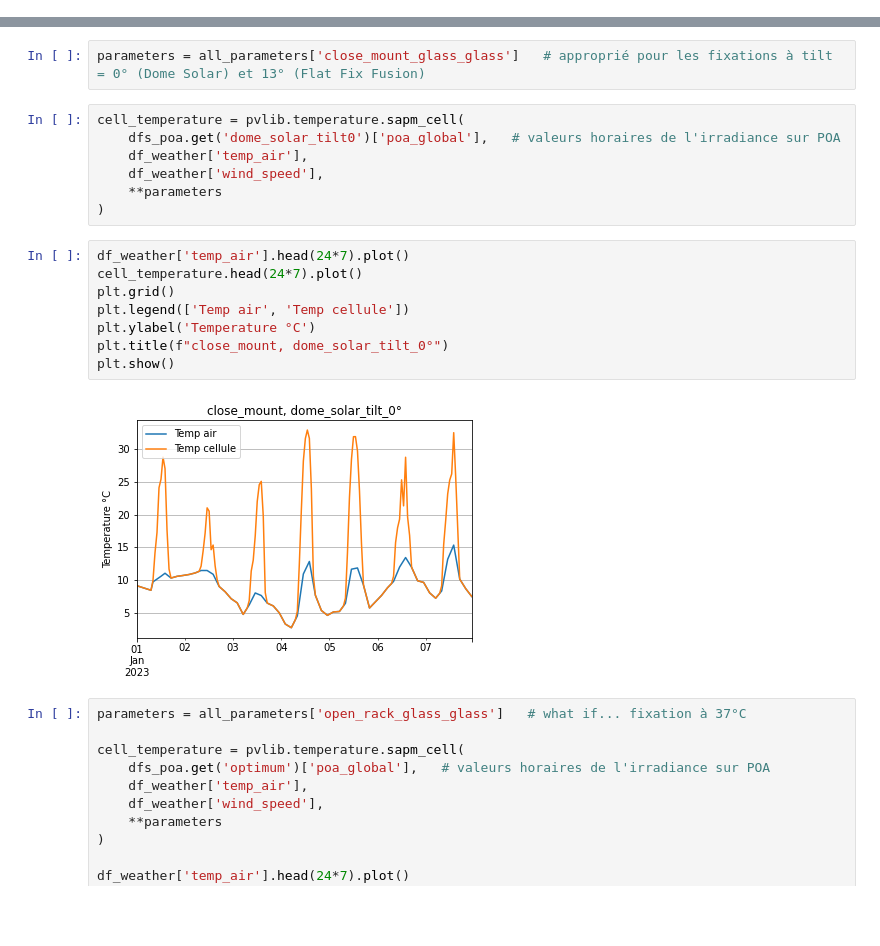
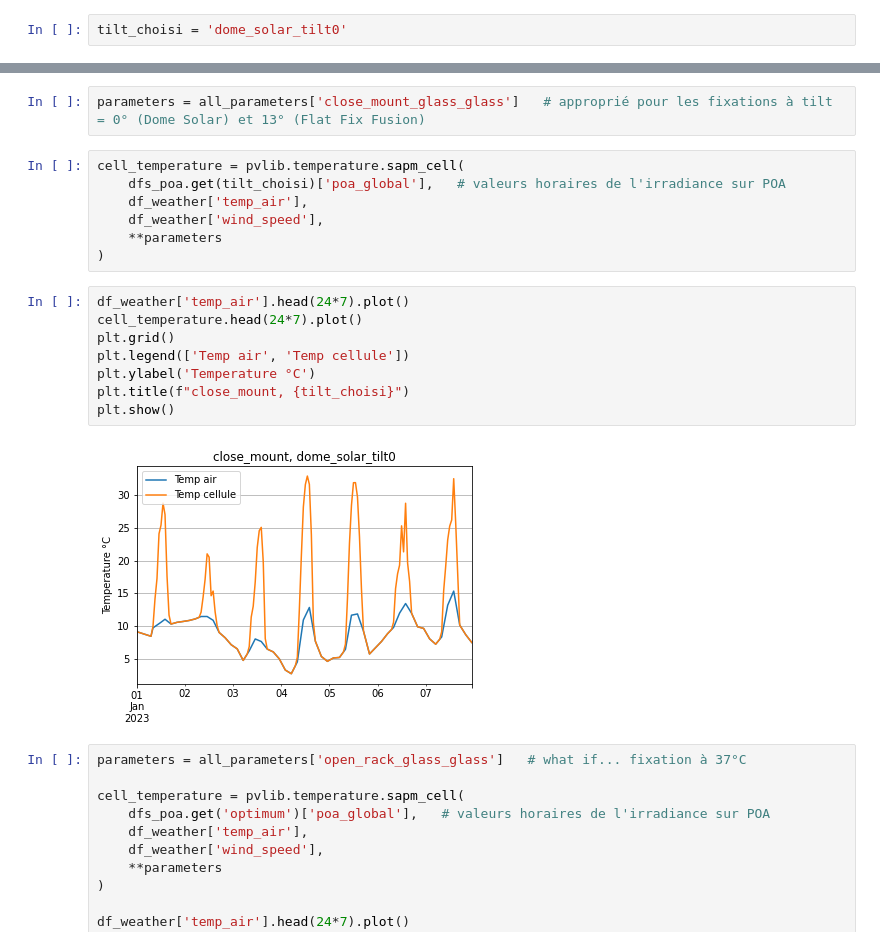
Before and after one commit to BenjaminDeporte/PV, a Jupyter notebook: Code/TutoPVlib.ipynb, the cells around one changed output, grey strips where cells are left out. Saved outputs shown, nothing was run; the diff lists cells and outputs as text; blank space fills up the shorter version.

```diff
--- a/Code/TutoPVlib.ipynb
+++ b/Code/TutoPVlib.ipynb
@@ -183,3 +185,5 @@ POA global annuel = 1526 kWh/m²
+# %%
+tilt_choisi = 'dome_solar_tilt0'
 # %% [markdown]
 # Module Temperature
 
@@ -202,7 +206,7 @@ list(all_parameters.keys())
 parameters = all_parameters['close_mount_glass_glass']   # approprié pour les fixations à tilt = 0° (Dome Solar) et 13° (Flat Fix Fusion)
 # %%
 cell_temperature = pvlib.temperature.sapm_cell(
-    dfs_poa.get('dome_solar_tilt0')['poa_global'],   # valeurs horaires de l'irradiance sur POA
+    dfs_poa.get(tilt_choisi)['poa_global'],   # valeurs horaires de l'irradiance sur POA
     df_weather['temp_air'],
     df_weather['wind_speed'],
     **parameters
@@ -210,13 +214,13 @@ cell_temperature = pvlib.temperature.sapm_cell(
 # %%
 df_weather['temp_air'].head(24*7).plot()
 cell_temperature.head(24*7).plot()
 plt.grid()
 plt.legend(['Temp air', 'Temp cellule'])
 plt.ylabel('Temperature °C')
-plt.title(f"close_mount, dome_solar_tilt_0°")
+plt.title(f"close_mount, {tilt_choisi}")
 plt.show()
 # %% [output]
-[figure, old version]
+[figure, new version]
 # %%
 parameters = all_parameters['open_rack_glass_glass']   # what if... fixation à 37°C
 
```
Also changed, not shown: parts of 40 cells of this notebook.
